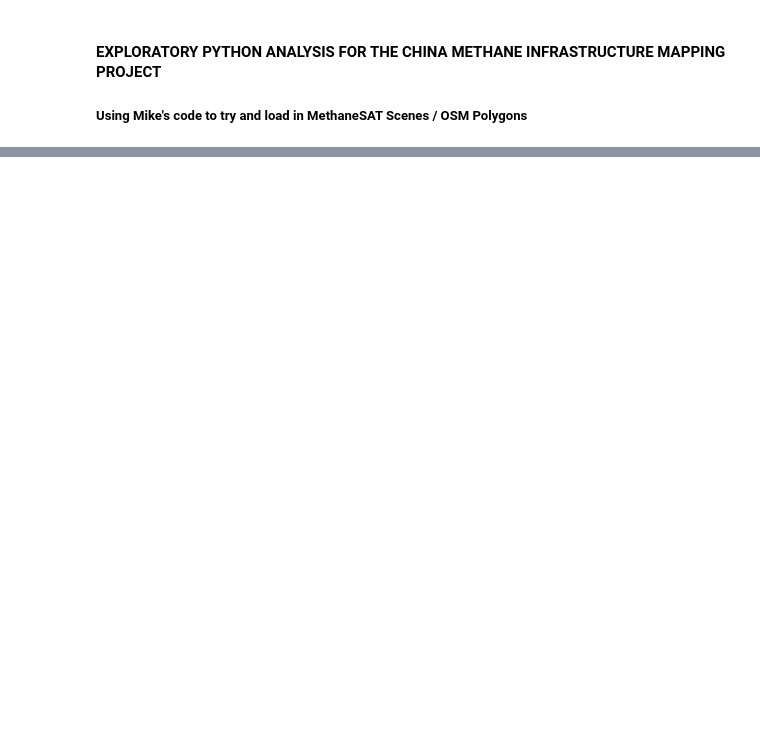
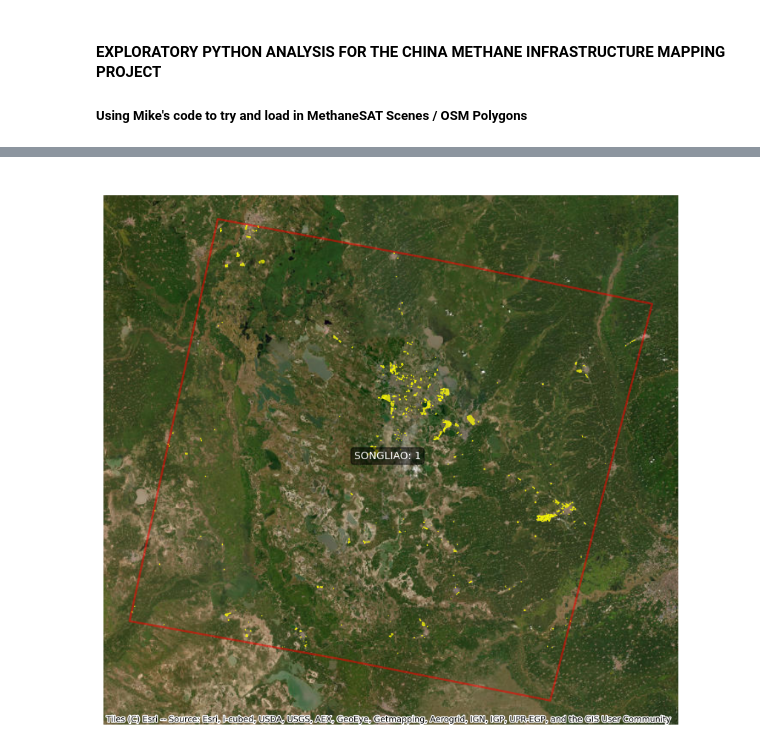
Before and after one commit to Alonso-Velas/ChinaMethane_InfrastructureMapping, a Jupyter notebook: ExploratoryCode.ipynb, the cells around one changed output, grey strips where cells are left out. Saved outputs shown, nothing was run; the diff lists cells and outputs as text; code cells hidden in the pictures; blank space fills up the shorter version.

Commit message:
downloading facilities in songliao

```diff
--- a/ExploratoryCode.ipynb
+++ b/ExploratoryCode.ipynb
@@ -98,0 +146,20 @@ songliao1_industrial.to_file("Data/IndividualScenes/songliao1.gpkg", driver="GPK
+# %%
+# Using  songliao as the bounding box for the PBF query
+songliao1_polygon = songliao1['geometry'].union_all()
+osm = OSM("Data/china_OSM_2026_06_02_geofabrik.osm.pbf", bounding_box=songliao1_polygon)
+
+# Using get_data_by_custom_criteria for industrial tags
+print("Querying features...")
+songliao1_industrial = osm.get_data_by_custom_criteria(
+    custom_filter={'building': ['industrial'],
+                    'landuse': ['industrial'],
+                    'man_made': ['works']},
+    filter_type="keep",       # keep only features matching the filter
+    keep_nodes=False,         # skip points, only want polygons
+    keep_ways=True,           # ways = polygons/lines
+    keep_relations=True)       # relations = complex polygons
+
+
+# Saving immediately to a geopackage
+songliao1_industrial.to_file("Data/Individual_Scene_Facilities/songliao1_industrial.gpkg", driver="GPKG")
+print("Saved!")
@@ -98,0 +187,43 @@ songliao1_industrial.to_file("Data/IndividualScenes/songliao1.gpkg", driver="GPK
+# %%
+fig, ax = plt.subplots(figsize=(10, 10))
+
+# Convert both layers to EPSG 3857
+songliao1_3857 = songliao1.to_crs(epsg=3857)
+songliao1_industrial_3857 = songliao1_industrial.to_crs(epsg=3857)
+
+# Plot scene boundary first (bottom layer)
+songliao1_3857.plot(
+    ax=ax,
+    alpha=0.5,
+    edgecolor='red',
+    linewidth=2,
+    facecolor='none'
+)
+
+# Plot industrial features on top
+songliao1_industrial_3857.plot(
+    ax=ax,
+    alpha=0.7,
+    edgecolor='yellow',
+    facecolor='yellow',
+    linewidth=0.5
+)
+
+# Label the scene
+for idx, row in songliao1_3857.iterrows():
+    ax.annotate(
+        text=row['name'],
+        xy=(row.geometry.centroid.x, row.geometry.centroid.y),
+        fontsize=10,
+        color='white',
+        ha='center',
+        bbox=dict(boxstyle='round,pad=0.3', facecolor='black', alpha=0.5)
+    )
+
+# Satellite basemap
+ctx.add_basemap(ax, source=ctx.providers.Esri.WorldImagery, zoom=8)
+ax.set_axis_off()
+ax.set_title("Songliao 1 - Industrial Features", color='white', fontsize=12)
+plt.show()
+# %% [output]
+[figure, added]
```
Also changed, not shown: parts of 7 cells of this notebook.
